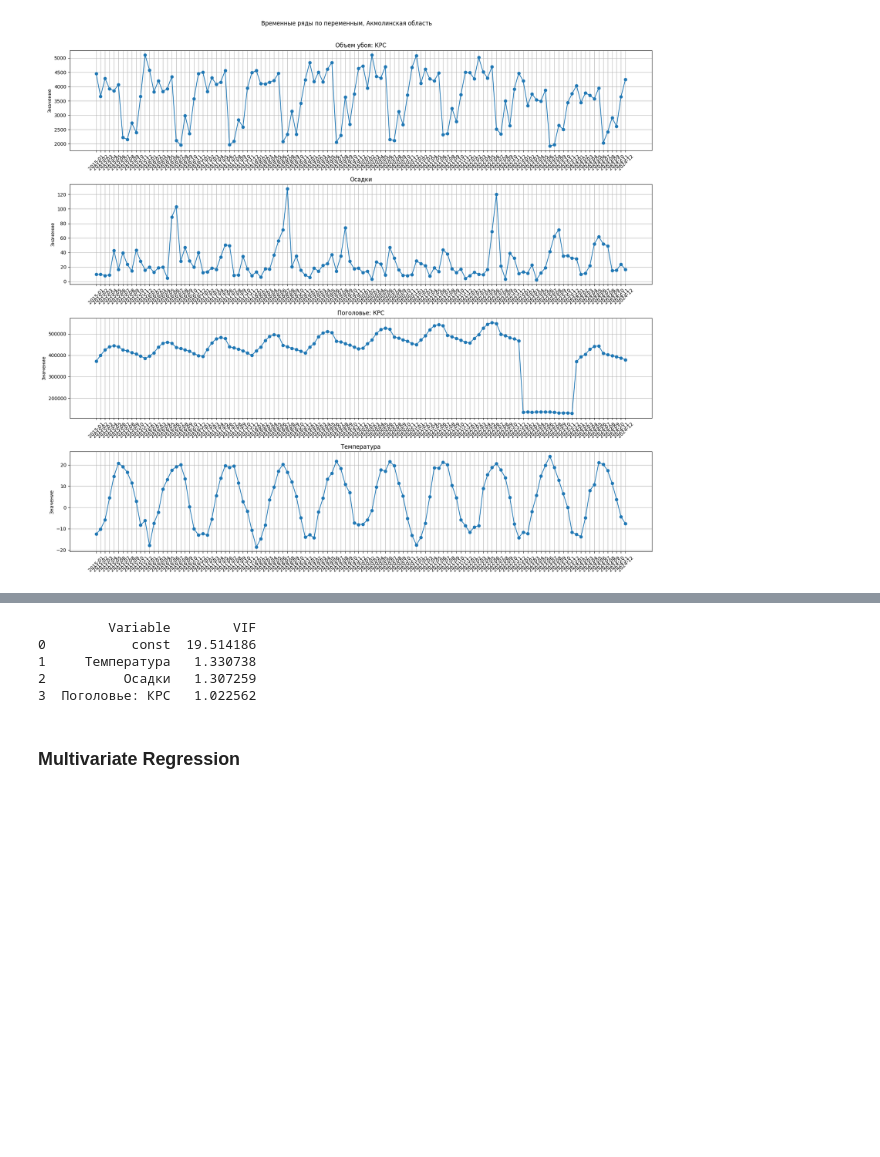
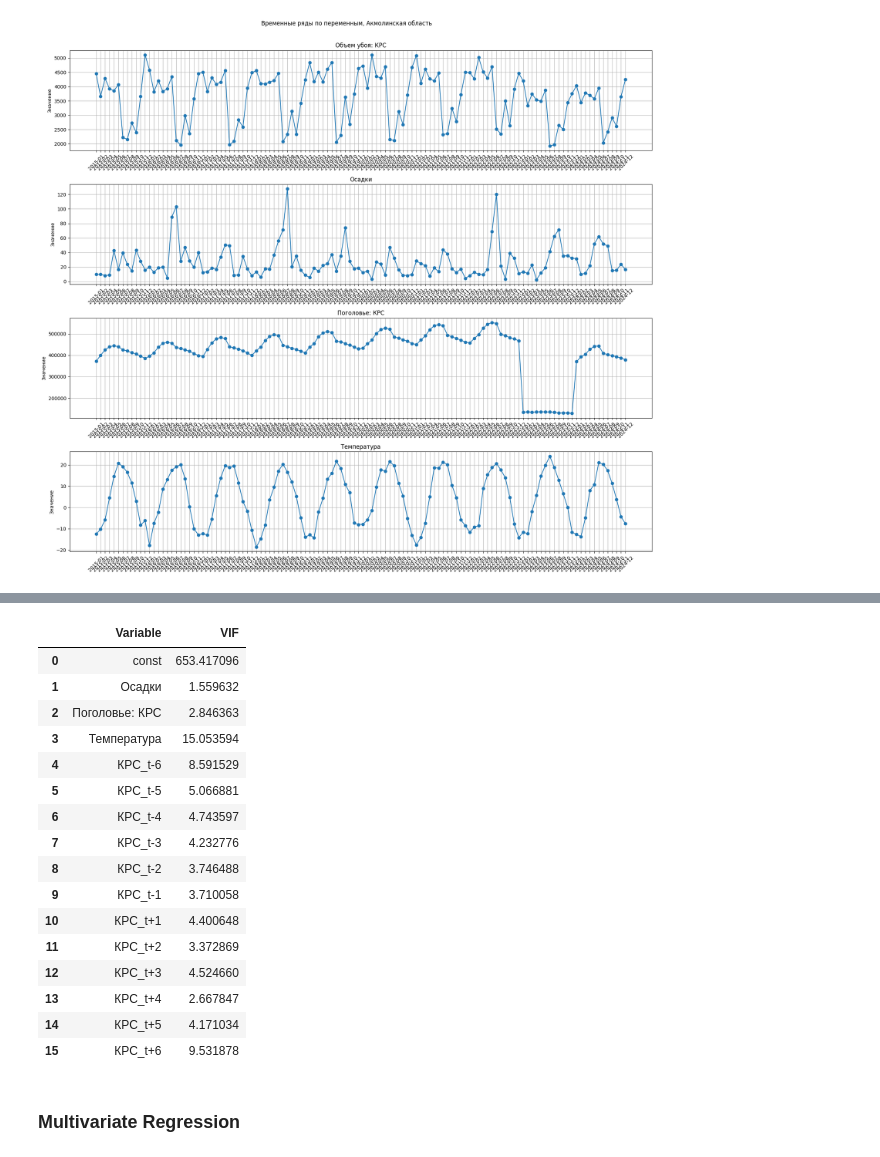
Before and after one commit to Madi147/ICC, a Jupyter notebook: Models/КРС/КРС_Akmola.ipynb, the cells around one changed output, grey strips where cells are left out. Drawn from its saved outputs; the diff is of its cells as text; code cells hidden in the pictures; blank space fills up the shorter version.

```diff
--- a/Models/КРС/КРС_Akmola.ipynb
+++ b/Models/КРС/КРС_Akmola.ipynb
@@ -125,16 +163,29 @@ plt.show()
 # %%
-X_vif = add_constant(df_corr[["Температура", "Осадки", "Поголовье: КРС"]])
+X_vif = add_constant(df_corr[[i for i in df_corr.columns if i != "Объем убоя: КРС"]])
+
 vif_data = pd.DataFrame({
     "Variable": X_vif.columns,
     "VIF": [variance_inflation_factor(X_vif.values, i) for i in range(X_vif.shape[1])]
 })
-print(vif_data)
+vif_data
 # %% [output]
-         Variable        VIF
-0           const  19.514186
-1     Температура   1.330738
-2          Осадки   1.307259
-3  Поголовье: КРС   1.022562
+|  | Variable | VIF |
+| 0 | const | 653.417096 |
+| 1 | Осадки | 1.559632 |
+| 2 | Поголовье: КРС | 2.846363 |
+| 3 | Температура | 15.053594 |
+| 4 | КРС_t-6 | 8.591529 |
+| 5 | КРС_t-5 | 5.066881 |
+| 6 | КРС_t-4 | 4.743597 |
+| 7 | КРС_t-3 | 4.232776 |
+| 8 | КРС_t-2 | 3.746488 |
+| 9 | КРС_t-1 | 3.710058 |
+| 10 | КРС_t+1 | 4.400648 |
+| 11 | КРС_t+2 | 3.372869 |
+| 12 | КРС_t+3 | 4.524660 |
+| 13 | КРС_t+4 | 2.667847 |
+| 14 | КРС_t+5 | 4.171034 |
+| 15 | КРС_t+6 | 9.531878 |
 # %% [markdown]
 ### Multivariate Regression
 # %% [markdown]
```
Also changed, not shown: parts of 4 cells of this notebook.
